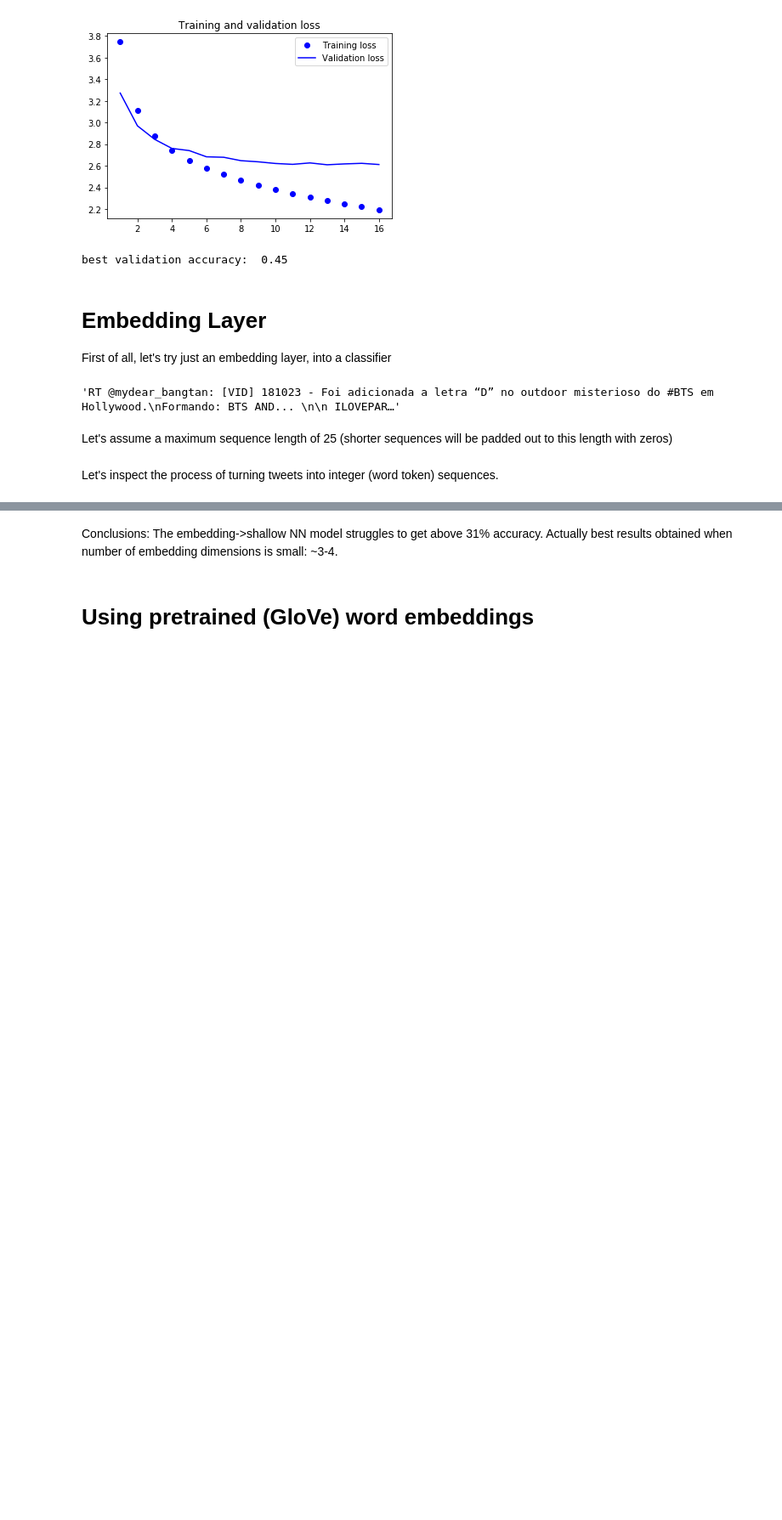
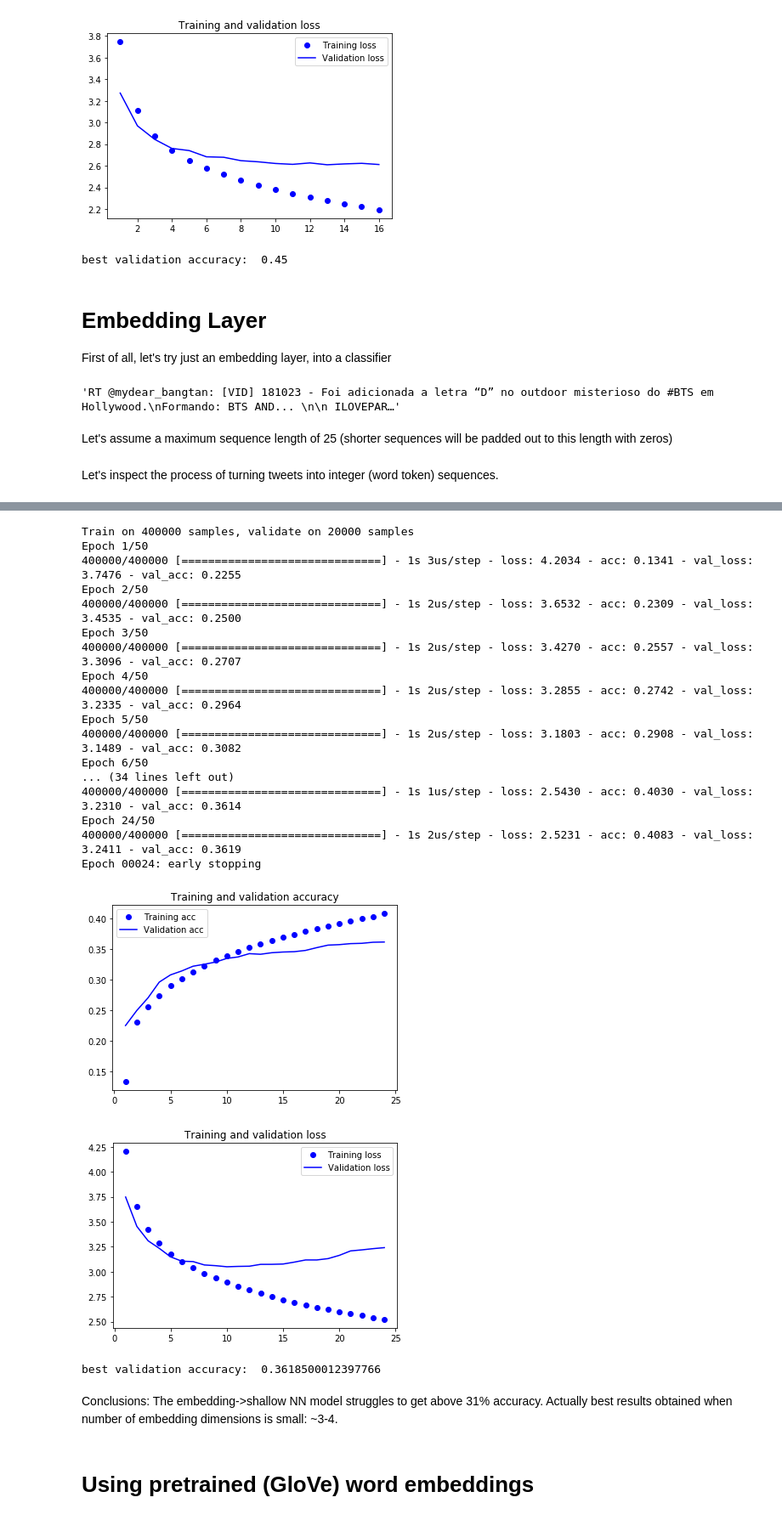
Before and after one commit to nicksexton/emojitranslate, a Jupyter notebook: 1 - emoji predict.ipynb, the cells around one changed output, grey strips where cells are left out. Shown at 85% size. Saved outputs shown, nothing was run; the diff lists cells and outputs as text; code cells hidden in the pictures; blank space fills up the shorter version.

```diff
--- a/1 - emoji predict.ipynb
+++ b/1 - emoji predict.ipynb
@@ -656,26 +681,47 @@ def deeper_embedding_model(num_words,
 # %%
 clear_session()
 
 model = deeper_embedding_model(num_words,
                                n_output_classes,
-                               n_embedding_dims = 28,
+                               n_embedding_dims = 128,
                                max_sequence_length = maxlen,
                                lambd = 0.0006)
 
 early = keras.callbacks.EarlyStopping(monitor='val_acc',
                               min_delta=0.01,
                               patience=5,
                               verbose=1, mode='auto')
 
-history = model.fit (x_train_sequences, y_train_idx,
+history = model.fit (x_train_sequences_1, y_train_idx,
                      validation_data = (x_dev_sequences, y_dev_idx),
                      epochs = 50,
-                     batch_size = 512,
+                     batch_size = 4096,
                      verbose=1,
                      callbacks=[early])
 
 plot_train_history(history)
 print ("best validation accuracy: ", max(history.history['val_acc']))
+# %% [output]
+Train on 400000 samples, validate on 20000 samples
+Epoch 1/50
+400000/400000 [==============================] - 1s 3us/step - loss: 4.2034 - acc: 0.1341 - val_loss: 3.7476 - val_acc: 0.2255
+Epoch 2/50
+400000/400000 [==============================] - 1s 2us/step - loss: 3.6532 - acc: 0.2309 - val_loss: 3.4535 - val_acc: 0.2500
+Epoch 3/50
+400000/400000 [==============================] - 1s 2us/step - loss: 3.4270 - acc: 0.2557 - val_loss: 3.3096 - val_acc: 0.2707
+Epoch 4/50
+400000/400000 [==============================] - 1s 2us/step - loss: 3.2855 - acc: 0.2742 - val_loss: 3.2335 - val_acc: 0.2964
+Epoch 5/50
+400000/400000 [==============================] - 1s 2us/step - loss: 3.1803 - acc: 0.2908 - val_loss: 3.1489 - val_acc: 0.3082
+Epoch 6/50
+... (34 lines left out)
+400000/400000 [==============================] - 1s 1us/step - loss: 2.5430 - acc: 0.4030 - val_loss: 3.2310 - val_acc: 0.3614
+Epoch 24/50
+400000/400000 [==============================] - 1s 2us/step - loss: 2.5231 - acc: 0.4083 - val_loss: 3.2411 - val_acc: 0.3619
+Epoch 00024: early stopping
+[figure, added]
+[figure, added]
+best validation accuracy:  0.3618500012397766
 # %% [markdown]
 Conclusions:
 The embedding->shallow NN model struggles to get above 31% accuracy. Actually best results obtained when number of embedding dimensions is small: ~3-4.
```
Also changed, not shown: parts of 44 cells of this notebook.
